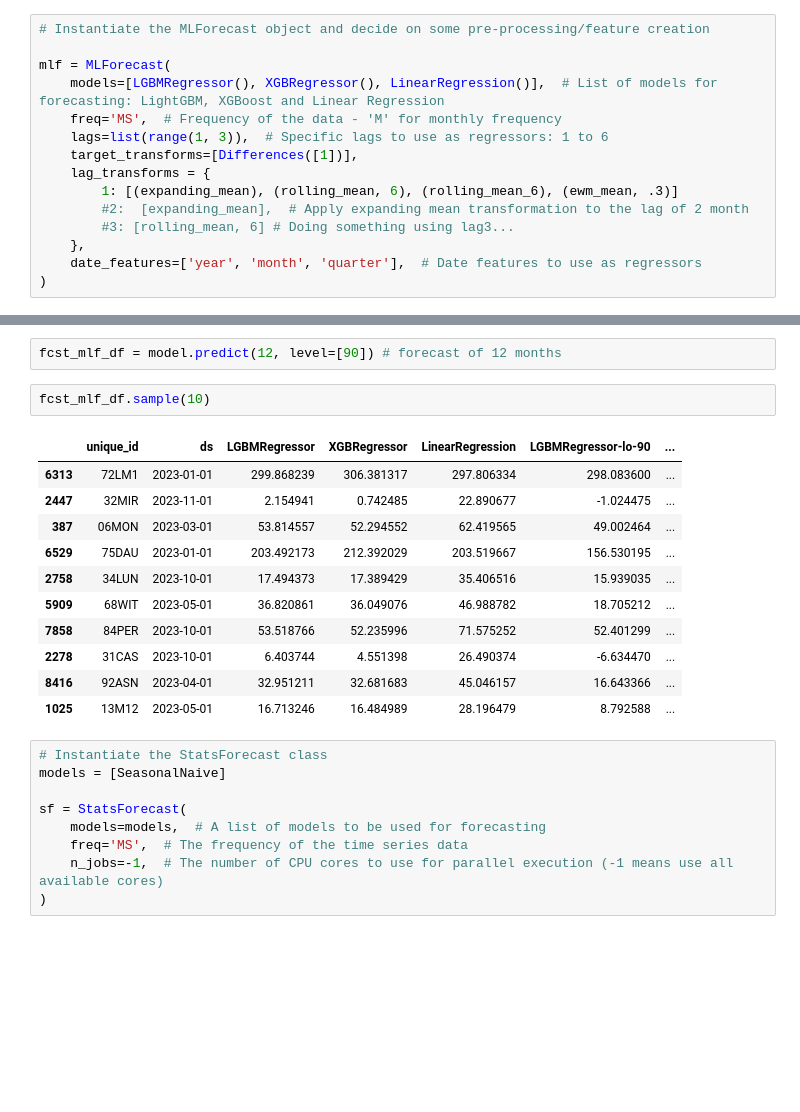
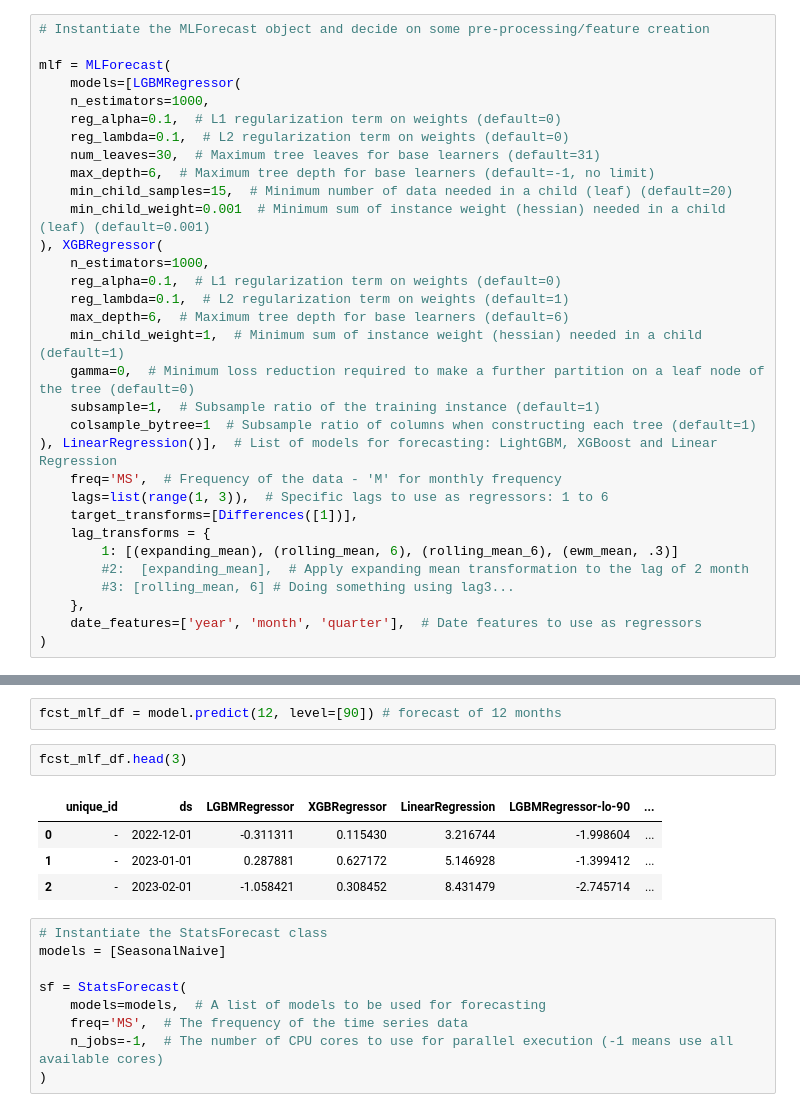
Before and after one commit to janrathfelder/dsci-janrth, a Jupyter notebook: time-series/nixtla_ml_forecasting.ipynb, the cells around one changed output, grey strips where cells are left out. Cells and saved outputs as stored; diff of their text form; blank space fills up the shorter version.

```diff
--- a/time-series/nixtla_ml_forecasting.ipynb
+++ b/time-series/nixtla_ml_forecasting.ipynb
@@ -91,7 +91,24 @@ def rolling_mean_6(x):
 # Instantiate the MLForecast object and decide on some pre-processing/feature creation
 
 mlf = MLForecast(
-    models=[LGBMRegressor(), XGBRegressor(), LinearRegression()],  # List of models for forecasting: LightGBM, XGBoost and Linear Regression
+    models=[LGBMRegressor(
+    n_estimators=1000,
+    reg_alpha=0.1,  # L1 regularization term on weights (default=0)
+    reg_lambda=0.1,  # L2 regularization term on weights (default=0)
+    num_leaves=30,  # Maximum tree leaves for base learners (default=31)
+    max_depth=6,  # Maximum tree depth for base learners (default=-1, no limit)
+    min_child_samples=15,  # Minimum number of data needed in a child (leaf) (default=20)
+    min_child_weight=0.001  # Minimum sum of instance weight (hessian) needed in a child (leaf) (default=0.001)
+), XGBRegressor(
+    n_estimators=1000,
+    reg_alpha=0.1,  # L1 regularization term on weights (default=0)
+    reg_lambda=0.1,  # L2 regularization term on weights (default=1)
+    max_depth=6,  # Maximum tree depth for base learners (default=6)
+    min_child_weight=1,  # Minimum sum of instance weight (hessian) needed in a child (default=1)
+    gamma=0,  # Minimum loss reduction required to make a further partition on a leaf node of the tree (default=0)
+    subsample=1,  # Subsample ratio of the training instance (default=1)
+    colsample_bytree=1  # Subsample ratio of columns when constructing each tree (default=1)
+), LinearRegression()],  # List of models for forecasting: LightGBM, XGBoost and Linear Regression
     freq='MS',  # Frequency of the data - 'M' for monthly frequency
     lags=list(range(1, 3)),  # Specific lags to use as regressors: 1 to 6
     target_transforms=[Differences([1])],
@@ -122,19 +139,12 @@ model = mlf.fit(df_nixtla, fitted=True,
 # %%
 fcst_mlf_df = model.predict(12, level=[90]) # forecast of 12 months
 # %%
-fcst_mlf_df.sample(10)
+fcst_mlf_df.head(3)
 # %% [output]
 |  | unique_id | ds | LGBMRegressor | XGBRegressor | LinearRegression | LGBMRegressor-lo-90 | ... |
-| 6313 | 72LM1 | 2023-01-01 | 299.868239 | 306.381317 | 297.806334 | 298.083600 | ... |
-| 2447 | 32MIR | 2023-11-01 | 2.154941 | 0.742485 | 22.890677 | -1.024475 | ... |
-| 387 | 06MON | 2023-03-01 | 53.814557 | 52.294552 | 62.419565 | 49.002464 | ... |
-| 6529 | 75DAU | 2023-01-01 | 203.492173 | 212.392029 | 203.519667 | 156.530195 | ... |
-| 2758 | 34LUN | 2023-10-01 | 17.494373 | 17.389429 | 35.406516 | 15.939035 | ... |
-| 5909 | 68WIT | 2023-05-01 | 36.820861 | 36.049076 | 46.988782 | 18.705212 | ... |
-| 7858 | 84PER | 2023-10-01 | 53.518766 | 52.235996 | 71.575252 | 52.401299 | ... |
-| 2278 | 31CAS | 2023-10-01 | 6.403744 | 4.551398 | 26.490374 | -6.634470 | ... |
-| 8416 | 92ASN | 2023-04-01 | 32.951211 | 32.681683 | 45.046157 | 16.643366 | ... |
-| 1025 | 13M12 | 2023-05-01 | 16.713246 | 16.484989 | 28.196479 | 8.792588 | ... |
+| 0 | - | 2022-12-01 | -0.311311 | 0.115430 | 3.216744 | -1.998604 | ... |
+| 1 | - | 2023-01-01 | 0.287881 | 0.627172 | 5.146928 | -1.399412 | ... |
+| 2 | - | 2023-02-01 | -1.058421 | 0.308452 | 8.431479 | -2.745714 | ... |
 # %%
 # Instantiate the StatsForecast class
 models = [SeasonalNaive]
```
Also changed, not shown: parts of 6 cells of this notebook, 7 other files.
